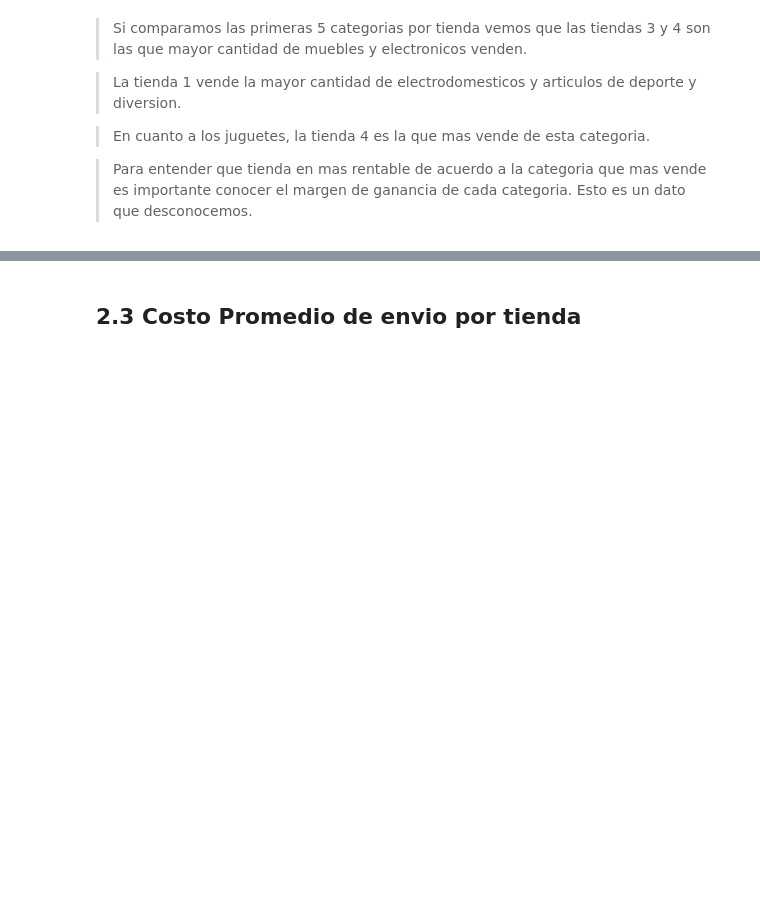
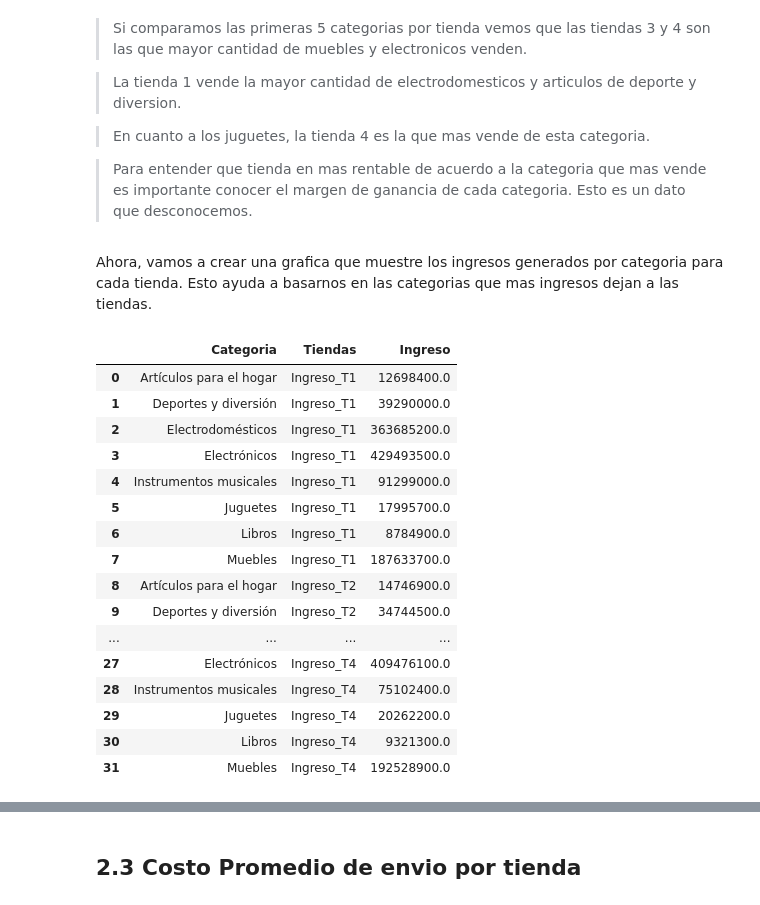
Before and after one commit to jbernalg/challenge-store, a Jupyter notebook: AluraStoreLatam.ipynb, the cells around one changed output, grey strips where cells are left out. Drawn from its saved outputs; the diff is of its cells as text; code cells hidden in the pictures; blank space fills up the shorter version.

```diff
--- a/AluraStoreLatam.ipynb
+++ b/AluraStoreLatam.ipynb
@@ -383,3 +425,30 @@ plt.show()
 > En cuanto a los juguetes, la tienda 4 es la que mas vende de esta categoria.
 
 > Para entender que tienda en mas rentable de acuerdo a la categoria que mas vende es importante conocer el margen de ganancia de cada categoria. Esto es un dato que desconocemos.
+# %% [markdown]
+Ahora, vamos a crear una grafica que muestre los ingresos generados por categoria para cada tienda. Esto ayuda a basarnos en las categorias que mas ingresos dejan a las tiendas.
+# %%
+df_melt2 = ingresosC_tiendas.melt(id_vars='Categoria',
+                                     value_vars=['Ingreso_T1', 'Ingreso_T2', 'Ingreso_T3', 'Ingreso_T4'],
+                                     var_name='Tiendas',
+                                     value_name='Ingreso')
+
+df_melt2
+# %% [output]
+|  | Categoria | Tiendas | Ingreso |
+| 0 | Artículos para el hogar | Ingreso_T1 | 12698400.0 |
+| 1 | Deportes y diversión | Ingreso_T1 | 39290000.0 |
+| 2 | Electrodomésticos | Ingreso_T1 | 363685200.0 |
+| 3 | Electrónicos | Ingreso_T1 | 429493500.0 |
+| 4 | Instrumentos musicales | Ingreso_T1 | 91299000.0 |
+| 5 | Juguetes | Ingreso_T1 | 17995700.0 |
+| 6 | Libros | Ingreso_T1 | 8784900.0 |
+| 7 | Muebles | Ingreso_T1 | 187633700.0 |
+| 8 | Artículos para el hogar | Ingreso_T2 | 14746900.0 |
+| 9 | Deportes y diversión | Ingreso_T2 | 34744500.0 |
+| ... | ... | ... | ... |
+| 27 | Electrónicos | Ingreso_T4 | 409476100.0 |
+| 28 | Instrumentos musicales | Ingreso_T4 | 75102400.0 |
+| 29 | Juguetes | Ingreso_T4 | 20262200.0 |
+| 30 | Libros | Ingreso_T4 | 9321300.0 |
+| 31 | Muebles | Ingreso_T4 | 192528900.0 |
```
Also changed, not shown: parts of 16 cells of this notebook.
